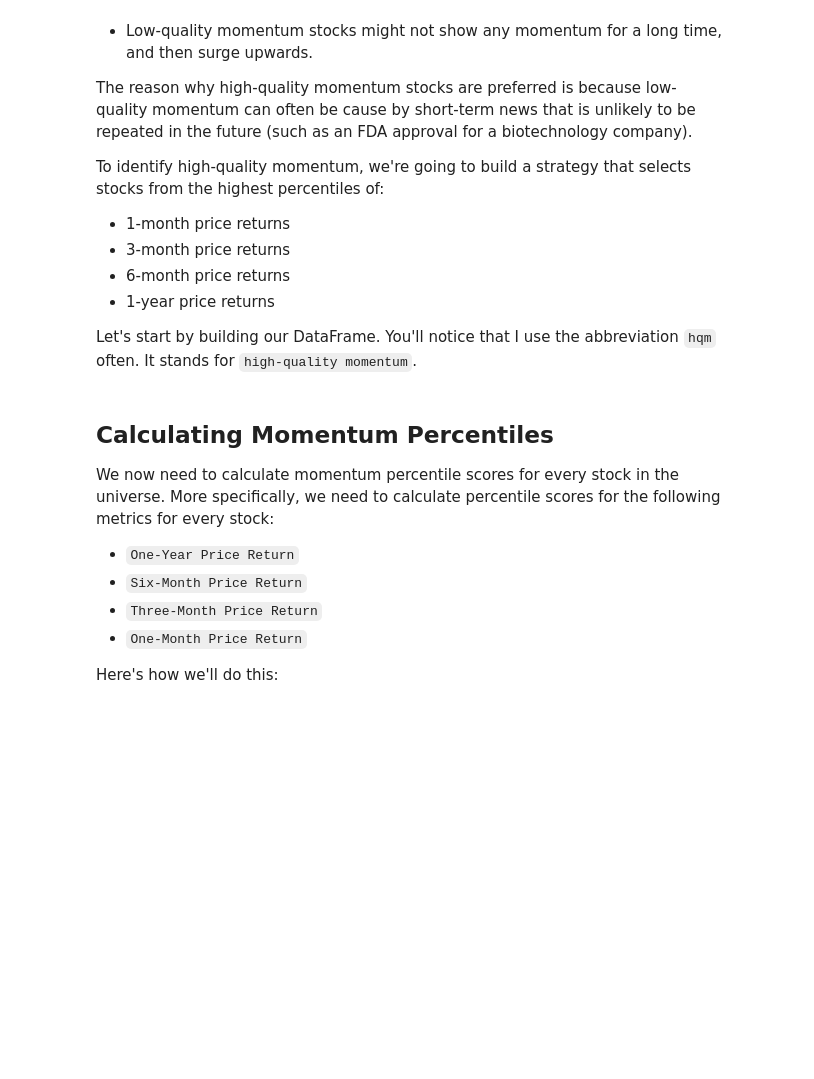
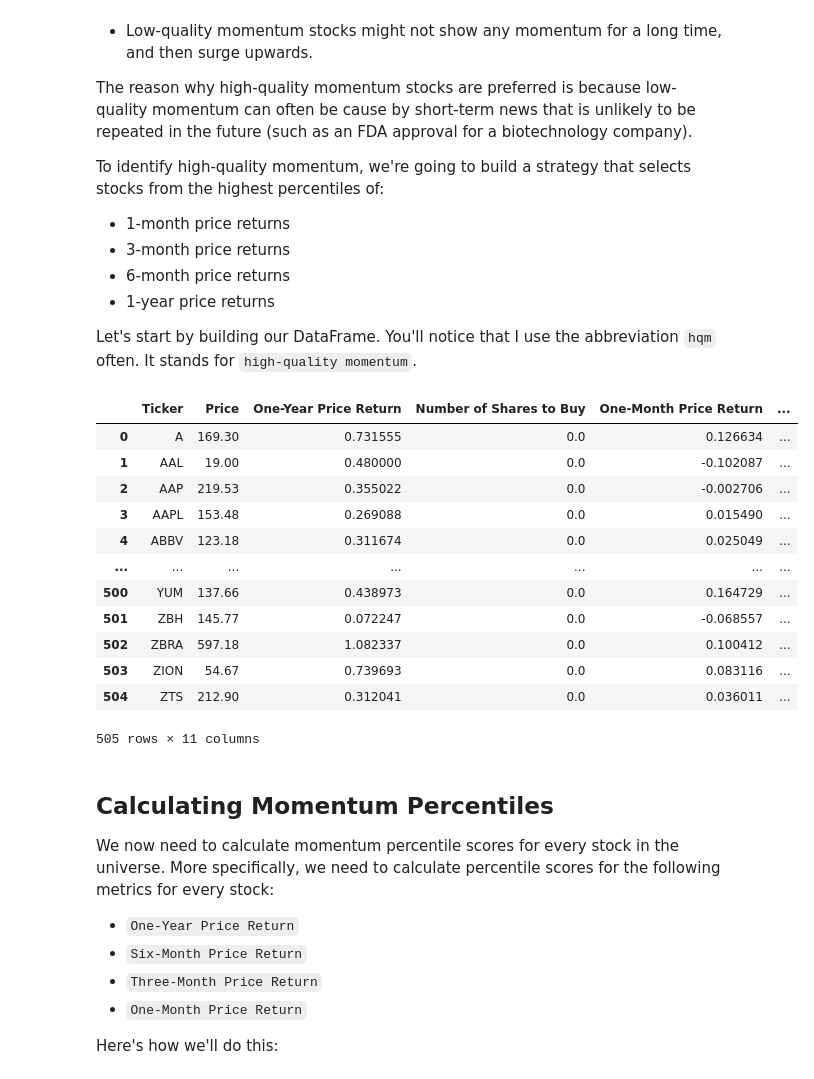
Before and after one commit to phatblat/algorithmic-trading-python, a Jupyter notebook: starter_files/002_quantitative_momentum_strategy.ipynb, the cells around one changed output. Saved outputs shown, nothing was run; the diff lists cells and outputs as text; code cells hidden in the pictures; blank space fills up the shorter version.

```diff
--- a/starter_files/002_quantitative_momentum_strategy.ipynb
+++ b/starter_files/002_quantitative_momentum_strategy.ipynb
@@ -211,6 +216,76 @@ To identify high-quality momentum, we're going to build a strategy that selects
 * 1-year price returns
 
 Let's start by building our DataFrame. You'll notice that I use the abbreviation `hqm` often. It stands for `high-quality momentum`.
+# %%
+hqm_columns = [
+    'Ticker',
+    'Price',
+    'Number of Shares to Buy',
+    'One-Year Price Return',
+    'One-Year Return Percentile',
+    'Six-Month Price Return',
+    'Six-Month Return Percentile',
+    'Three-Month Price Return',
+    'Three-Month Return Percentile',
+    'One-Month Price Return',
+    'One-Month Return Percentile',
+]
+
+def hq_momentum_data():
+    dataframe = pd.DataFrame(columns = my_columns)
+
+    for symbols in symbol_strings:
+        # print(symbols)
+        api_url = f"{base_url}/stock/market/batch?symbols={symbols}&types=stats,price&token={IEX_CLOUD_API_TOKEN}"
+        data = requests.get(api_url).json()
+        # print(data['AAPL'])
+        # print(data['AAPL']['stats'])
+
+        for symbol in symbols.split(','):
+            price = data[symbol]['price']
+            # year1ChangePercent = data[symbol]['stats']['year1ChangePercent'],
+            buy_count = np.nan
+
+            dataframe = dataframe.append(
+                pd.Series(
+                    [
+                        symbol,
+                        price,
+                        buy_count,
+                        data[symbol]['stats']['year1ChangePercent'],
+                        np.nan,
+                        data[symbol]['stats']['month6ChangePercent'],
+                        np.nan,
+                        data[symbol]['stats']['month3ChangePercent'],
+                        np.nan,
+                        data[symbol]['stats']['month1ChangePercent'],
+                        np.nan,
+                    ],
+                    index = hqm_columns,
+
+                ),
+                ignore_index = True
+            )
+
+    # https://stackoverflow.com/questions/65174575/typeerror-not-supported-between-instances-of-nonetype-and-float
+    return dataframe.fillna(0)
+
+hqm_dataframe = hq_momentum_data()
+hqm_dataframe
+# %% [output]
+|  | Ticker | Price | One-Year Price Return | Number of Shares to Buy | One-Month Price Return | ... |
+| 0 | A | 169.30 | 0.731555 | 0.0 | 0.126634 | ... |
+| 1 | AAL | 19.00 | 0.480000 | 0.0 | -0.102087 | ... |
+| 2 | AAP | 219.53 | 0.355022 | 0.0 | -0.002706 | ... |
+| 3 | AAPL | 153.48 | 0.269088 | 0.0 | 0.015490 | ... |
+| 4 | ABBV | 123.18 | 0.311674 | 0.0 | 0.025049 | ... |
+| ... | ... | ... | ... | ... | ... | ... |
+| 500 | YUM | 137.66 | 0.438973 | 0.0 | 0.164729 | ... |
+| 501 | ZBH | 145.77 | 0.072247 | 0.0 | -0.068557 | ... |
+| 502 | ZBRA | 597.18 | 1.082337 | 0.0 | 0.100412 | ... |
+| 503 | ZION | 54.67 | 0.739693 | 0.0 | 0.083116 | ... |
+| 504 | ZTS | 212.90 | 0.312041 | 0.0 | 0.036011 | ... |
+505 rows × 11 columns
 # %% [markdown]
 ## Calculating Momentum Percentiles
 
```
Also changed, not shown: parts of 8 cells of this notebook.
